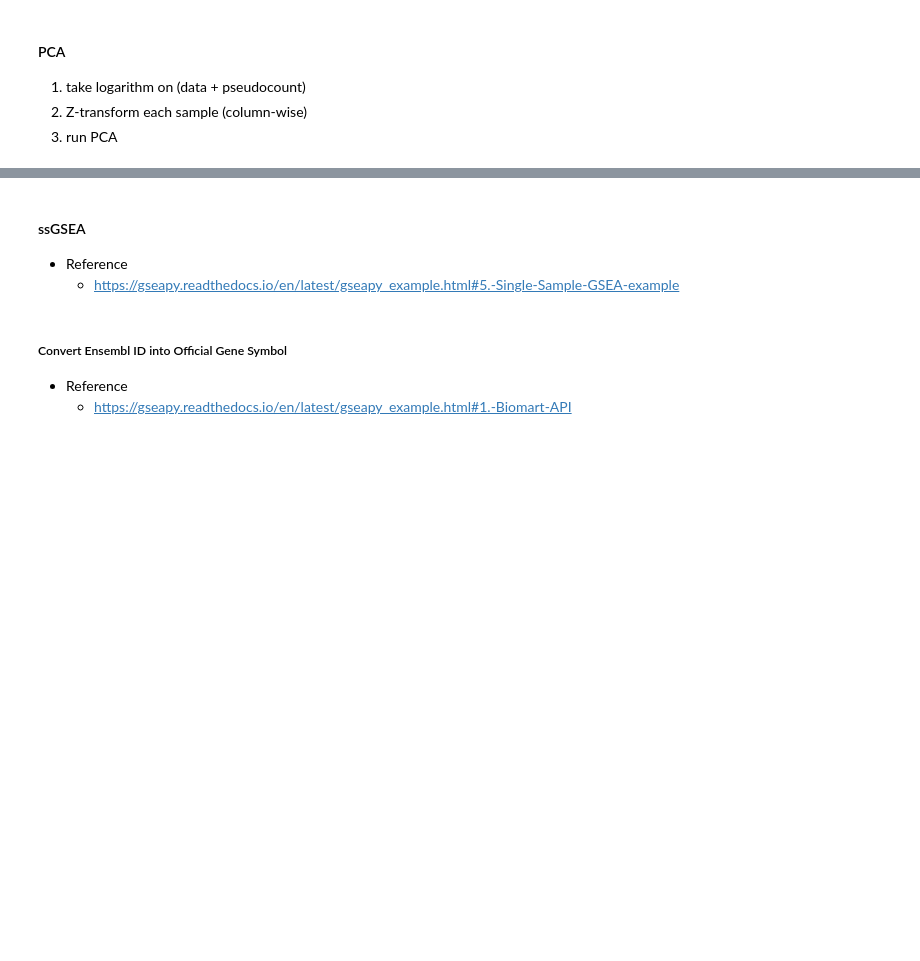
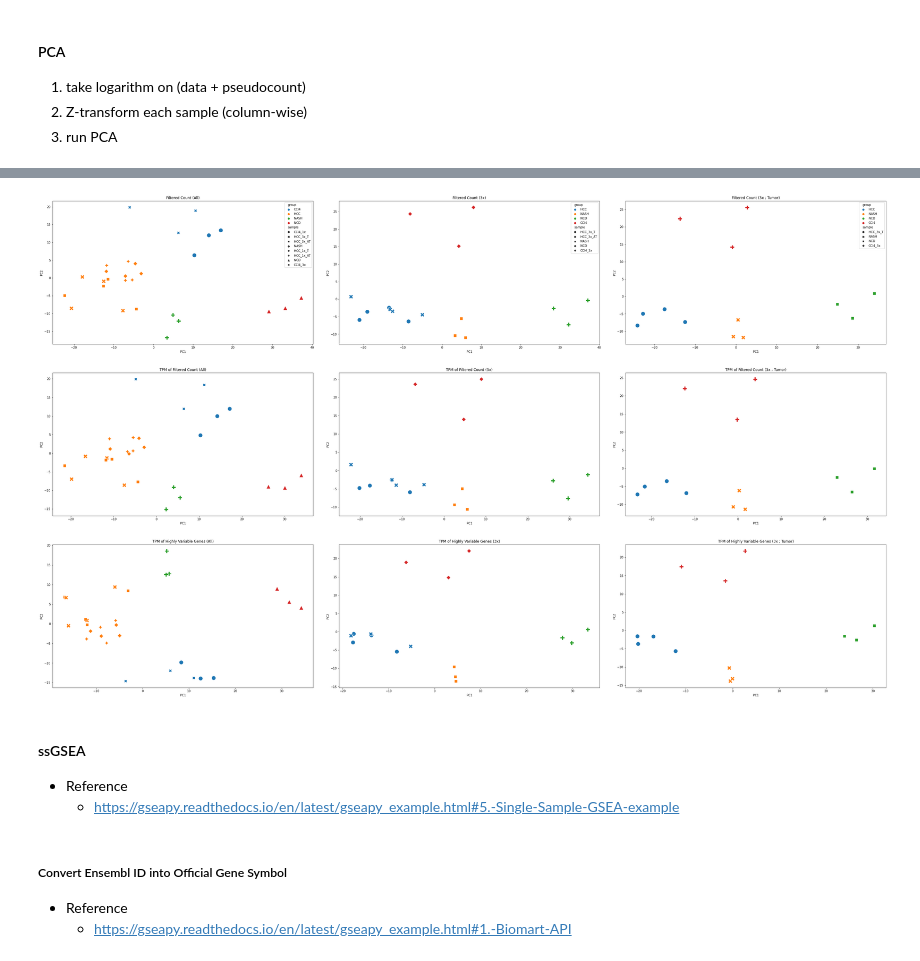
Before and after one commit to jigsaw-snu/NASH_HCC_liver-KRIBB_2022, a Jupyter notebook: srcs/rsem_star_deseq/sample_qc.ipynb, the cells around one changed output, grey strips where cells are left out. Saved outputs shown, nothing was run; the diff lists cells and outputs as text; code cells hidden in the pictures; blank space fills up the shorter version.

Commit message:
QC codes refactoring and saving objects

```diff
--- a/srcs/rsem_star_deseq/sample_qc.ipynb
+++ b/srcs/rsem_star_deseq/sample_qc.ipynb
@@ -814,0 +826,18 @@ SaveObject("highvar_TPM", "../../data/QC")
+# %%
+cleaned_cnt_3x, cleaned_TPM_3x, highvar_TPM_3x = HighwayTPM(cnt,
+                                                            len_df = gene_length,
+                                                            disc = ["CCI4_1x_6", "HCC_1x_T_2", "HCC_1x_AT_2", "HCC_1x_AT_8",
+                                                                    "HCC_1x_T_8", "HCC_1x_AT_12", "HCC_1x_AT_11", "CCI4_1x_9",
+                                                                    "HCC_1x_T_12", "CCI4_1x_4", "HCC_1x_T_11"])
+
+SaveObject(["cleaned_cnt_3x", "cleaned_TPM_3x", "highvar_TPM_3x"], "../../data/QC")
+
+
+cleaned_cnt_3x_T, cleaned_TPM_3x_T, highvar_TPM_3x_T = HighwayTPM(cnt,
+                                                                  len_df = gene_length,
+                                                                  disc = ["CCI4_1x_6", "HCC_1x_T_2", "HCC_1x_AT_2", "HCC_1x_AT_8",
+                                                                          "HCC_1x_T_8", "HCC_1x_AT_12", "HCC_1x_AT_11", "CCI4_1x_9",
+                                                                          "HCC_1x_T_12", "CCI4_1x_4", "HCC_1x_T_11", "HCC_3x_AT_5",
+                                                                          "HCC_3x_AT_14", "HCC_3x_AT_9", "HCC_3x_AT_7"])
+
+SaveObject(["cleaned_cnt_3x_T", "cleaned_TPM_3x_T", "highvar_TPM_3x_T"], "../../data/QC")
@@ -869,3 +916,38 @@ PlotPCA(highvar_TPM)
+# %%
+fig, axes = plt.subplots(3, 3)  # options : sharex=True, sharey=True
+fig.set_size_inches((50, 30))
+plt.subplots_adjust(wspace=0.1, hspace=0.2)
+
+s1 = sns.scatterplot(data=GetPCA(cleaned_cnt), x='PC1', y='PC2', hue='group', style='sample', s=200, ax=axes[0, 0], legend=True)
+axes[0, 0].set_title("Filtered Count (All)")
+
+s2 = sns.scatterplot(data=GetPCA(cleaned_TPM), x='PC1', y='PC2', hue='group', style='sample', s=200, ax=axes[1, 0], legend=False)
+axes[1, 0].set_title("TPM of Filtered Count (All)")
+
+s3 = sns.scatterplot(data=GetPCA(highvar_TPM), x='PC1', y='PC2', hue='group', style='sample', s=200, ax=axes[2, 0], legend=False)
+axes[2, 0].set_title("TPM of Highly Variable Genes (All)")
+
+
+s4 = sns.scatterplot(data=GetPCA(cleaned_cnt_3x), x='PC1', y='PC2', hue='group', style='sample', s=200, ax=axes[0, 1], legend=True)
+axes[0, 1].set_title("Filtered Count (3x)")
+
+s5 = sns.scatterplot(data=GetPCA(cleaned_TPM_3x), x='PC1', y='PC2', hue='group', style='sample', s=200, ax=axes[1, 1], legend=False)
+axes[1, 1].set_title("TPM of Filtered Count (3x)")
+
+s6 = sns.scatterplot(data=GetPCA(highvar_TPM_3x), x='PC1', y='PC2', hue='group', style='sample', s=200, ax=axes[2, 1], legend=False)
+axes[2, 1].set_title("TPM of Highly Variable Genes (3x)");
+
+
+s7 = sns.scatterplot(data=GetPCA(cleaned_cnt_3x_T), x='PC1', y='PC2', hue='group', style='sample', s=200, ax=axes[0, 2], legend=True)
+axes[0, 2].set_title("Filtered Count (3x ; Tumor)")
+
+s8 = sns.scatterplot(data=GetPCA(cleaned_TPM_3x_T), x='PC1', y='PC2', hue='group', style='sample', s=200, ax=axes[1, 2], legend=False)
+axes[1, 2].set_title("TPM of Filtered Count (3x ; Tumor)")
+
+s9 = sns.scatterplot(data=GetPCA(highvar_TPM_3x_T), x='PC1', y='PC2', hue='group', style='sample', s=200, ax=axes[2, 2], legend=False)
+axes[2, 2].set_title("TPM of Highly Variable Genes (3x ; Tumor)");
+# %% [output]
+[figure, added]
 # %% [markdown]
 #### ssGSEA
 
```
Also changed, not shown: parts of 22 cells of this notebook, 27 other files.
